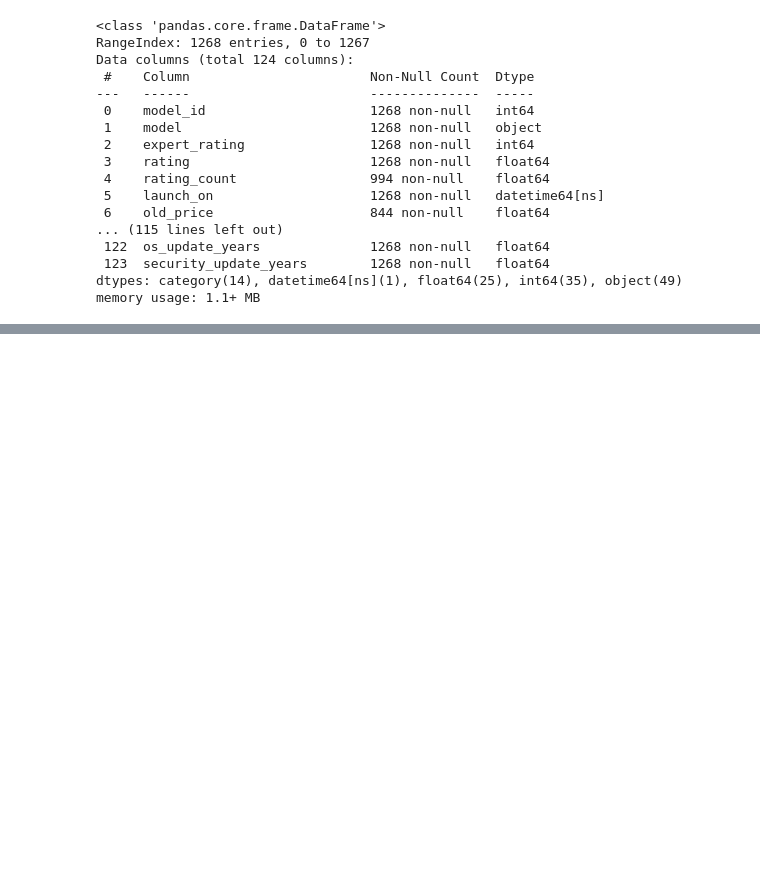
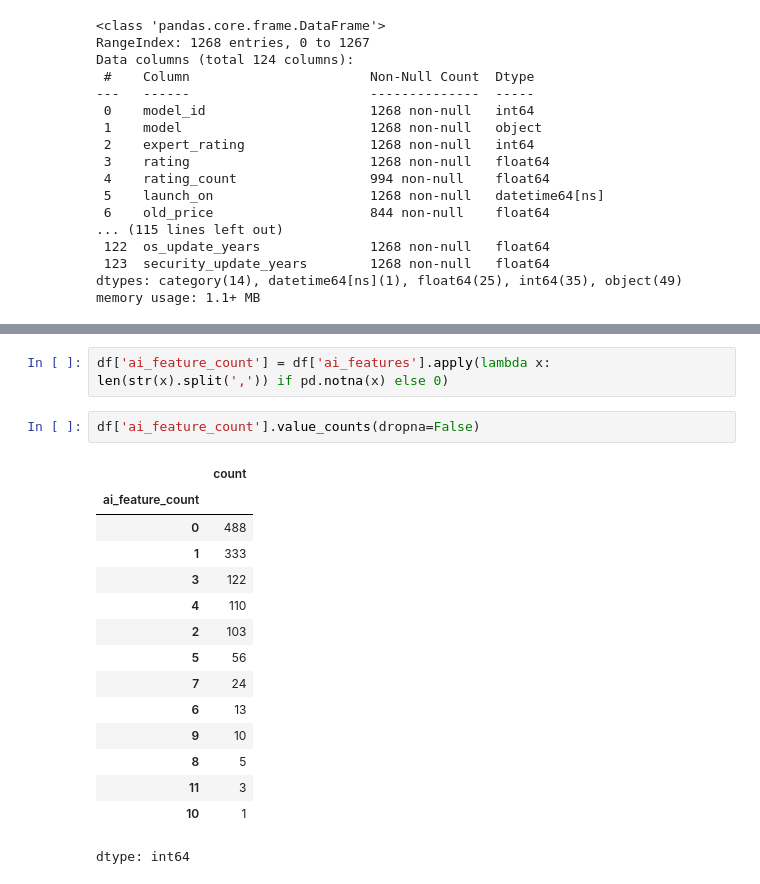
Before and after one commit to rajeshxdatascience/smartphone-recommender-system, a Jupyter notebook: SpecLens_AI_Data_Engineering.ipynb, the cells around one changed output, grey strips where cells are left out. Saved outputs shown, nothing was run; the diff lists cells and outputs as text; blank space fills up the shorter version.

```diff
--- a/SpecLens_AI_Data_Engineering.ipynb
+++ b/SpecLens_AI_Data_Engineering.ipynb
@@ -4090,0 +4153,20 @@ memory usage: 1.1+ MB
+# %%
+df['ai_feature_count'] = df['ai_features'].apply(lambda x: len(str(x).split(',')) if pd.notna(x) else 0)
+# %%
+df['ai_feature_count'].value_counts(dropna=False)
+# %% [output]
+|  | count |
+| ai_feature_count |  |
+| 0 | 488 |
+| 1 | 333 |
+| 3 | 122 |
+| 4 | 110 |
+| 2 | 103 |
+| 5 | 56 |
+| 7 | 24 |
+| 6 | 13 |
+| 9 | 10 |
+| 8 | 5 |
+| 11 | 3 |
+| 10 | 1 |
+dtype: int64
```
Also changed, not shown: parts of 9 cells of this notebook.
